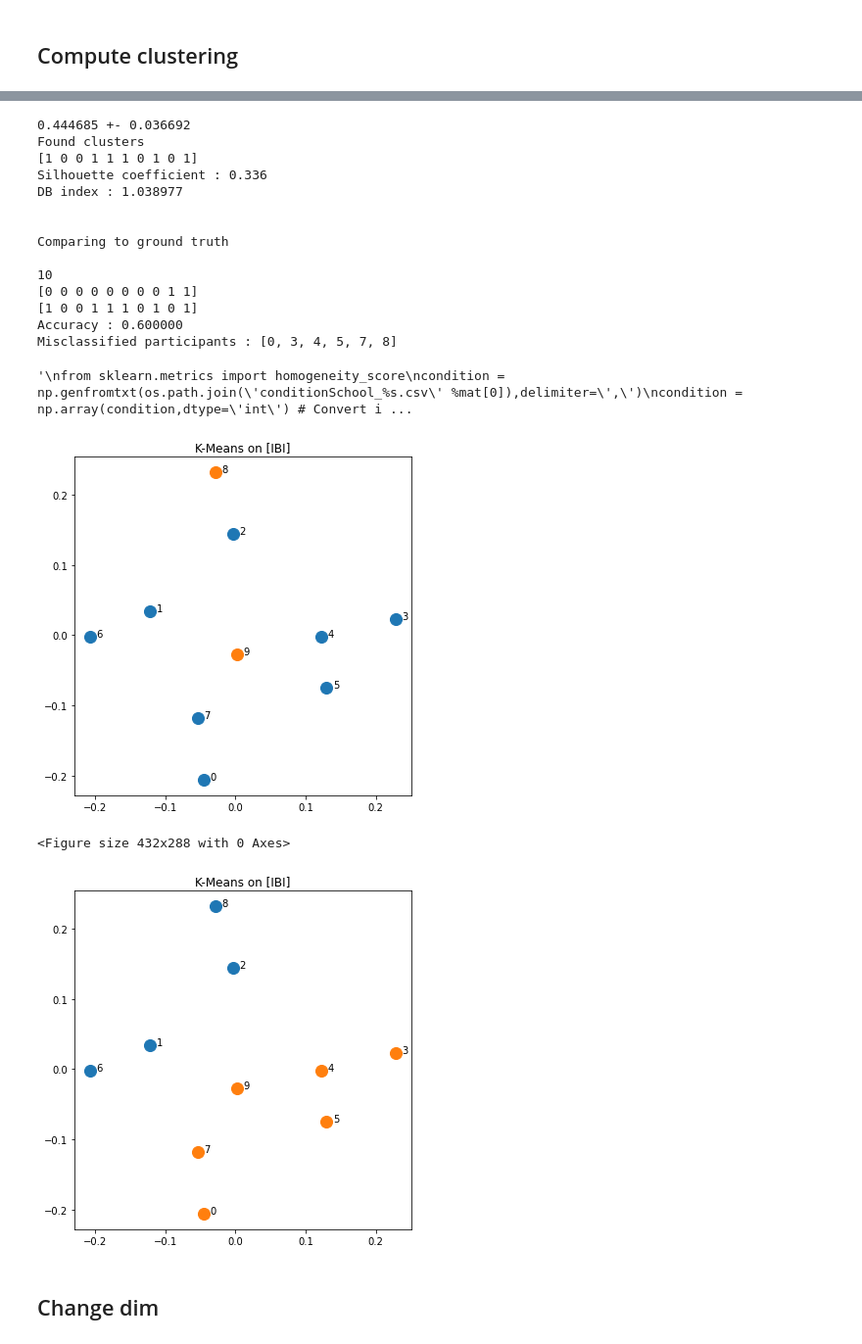
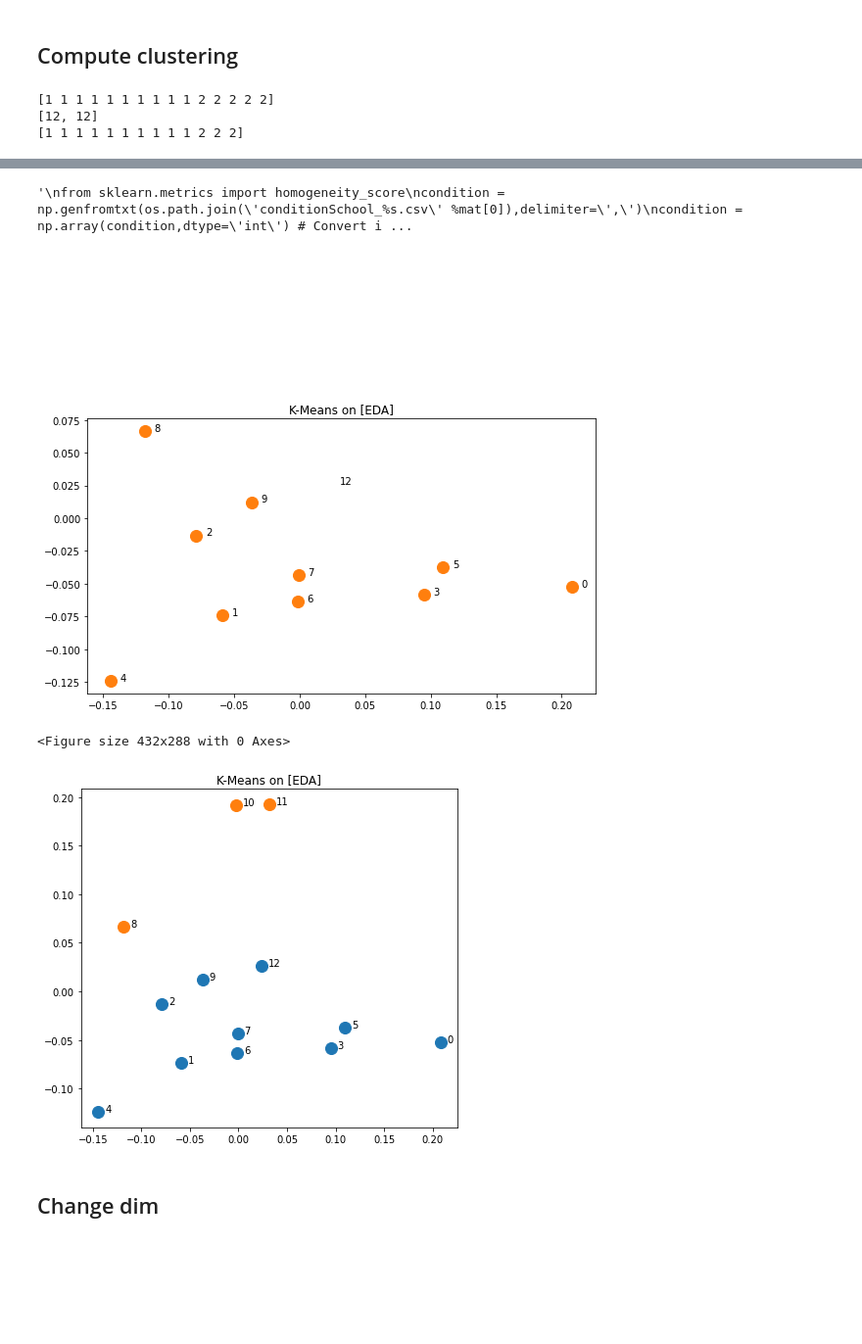
Before and after one commit to alexandremerasli/TFEnext, a Jupyter notebook: newClustering.ipynb, the cells around one changed output, grey strips where cells are left out. Shown at 98% size. Drawn from its saved outputs; the diff is of its cells as text; code cells hidden in the pictures; blank space fills up the shorter version.

Commit message:
condition agrees with studiedPeriods and studiedClasses

```diff
--- a/newClustering.ipynb
+++ b/newClustering.ipynb
@@ -788,7 +480,7 @@ class Results():
         return accuracy(self.condition,self.label)
 # %%
 # Choose which matrix or matrices to study
-mat = ['IBI']
+mat = ['EDA']
 #mat = ['EDA','IBI']
 
 # Decide if compare to ground truth
@@ -812,21 +504,40 @@ algo = 'K-Means'
 
 #algo = 'Spectral Clustering distance'
 #algo = 'Hierarchical Clustering distance'
+# %%
+# Read true labels from CSV file
+condition = np.genfromtxt(os.path.join('conditionSchool_%s.csv' %mat[0]),delimiter=',')
+condition = np.array(condition,dtype='int') # Convert into array
+condition = condition*sum([condition==studiedClasses[i] for i in range(len(studiedClasses))])
+import scipy.stats as ss
+condition = condition[condition!=0]
+condition = ss.rankdata(condition,method='dense')
+print(condition)
+
+nClusters = len(np.unique(condition))
+nPeriod = len(studiedPeriods)
+nParticipants = len(condition)
+
+
+print(subjectsRemoved_EDA)
+if mat == ['EDA']:
+    condition_EDA = removeSubjectsVector(condition,subjectsRemoved_EDA)
+    condition = condition_EDA
+elif mat == ['IBI']:
+    condition_IBI = removeSubjectsVector(condition,subjectsRemoved_IBI)
+    condition = condition_IBI
+
+print(condition)
+# %% [output]
+[1 1 1 1 1 1 1 1 1 1 2 2 2 2 2]
+[12, 12]
+[1 1 1 1 1 1 1 1 1 1 2 2 2]
 # %%
-# Read true labels from CSV file
-condition = np.genfromtxt(os.path.join('conditionSchool_%s.csv' %mat[0]),delimiter=',')
-condition = np.array(condition,dtype='int') # Convert into array
-if mat == ['EDA']:
-    condition = removeSubjectsVector(condition,subjectsRemoved_EDA)
-elif mat == ['IBI']:
-    condition = removeSubjectsVector(condition,subjectsRemoved_IBI)
-
-condition = condition[:nParticipants*nPeriod]-1
-nClusters = len(np.unique(condition))
-
 # Compute chosen clustering
 method_result = Results(mat=mat,mapping=mapping,algo=algo,condition=condition)
 n_clusters = nClusters*nPeriod
+print(n_clusters)
+print(nClusters)
 dim = 2
 
 if (algo == 'K-Means'):
@@ -874,21 +601,7 @@ Hopkins test
-0.444685 +- 0.036692
-Found clusters
-[1 0 0 1 1 1 0 1 0 1]
-Silhouette coefficient : 0.336
-DB index : 1.038977
-
-
-Comparing to ground truth
-
-10
-[0 0 0 0 0 0 0 0 1 1]
-[1 0 0 1 1 1 0 1 0 1]
-Accuracy : 0.600000
-Misclassified participants : [0, 3, 4, 5, 7, 8]
+'\nfrom sklearn.metrics import homogeneity_score\ncondition = np.genfromtxt(os.path.join(\'conditionSchool_%s.csv\' %mat[0]),delimiter=\',\')\ncondition = np.array(condition,dtype=\'int\') # Convert i ...
+[figure, new version]
-'\nfrom sklearn.metrics import homogeneity_score\ncondition = np.genfromtxt(os.path.join(\'conditionSchool_%s.csv\' %mat[0]),delimiter=\',\')\ncondition = np.array(condition,dtype=\'int\') # Convert i ...
+<Figure size 432x288 with 0 Axes>
-[figure, old version]
-<Figure size 432x288 with 0 Axes>
-[figure, old version]
+[figure, new version]
 # %% [markdown]
 ## Change dim
 # %%
```
Also changed, not shown: parts of 12 cells of this notebook.
